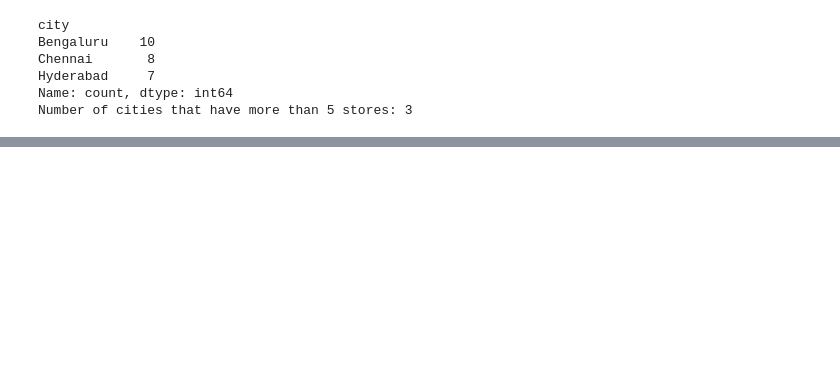
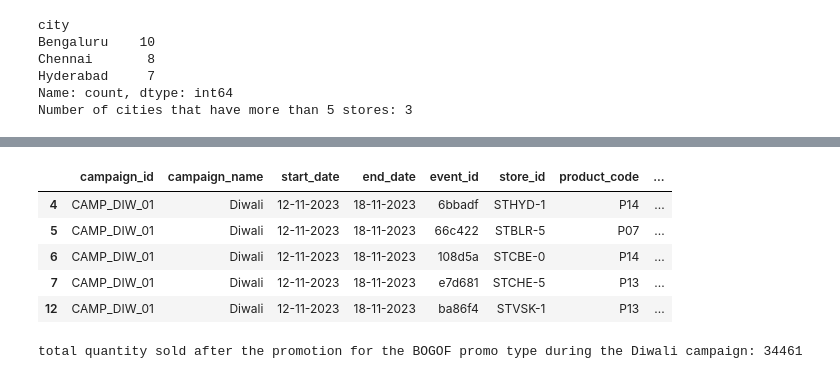
Before and after one commit to Monish-Mamilla/ml-project-2, a Jupyter notebook: notebooks/01_eda.ipynb, the cells around one changed output, grey strips where cells are left out. Cells and saved outputs as stored; diff of their text form; code cells hidden in the pictures; blank space fills up the shorter version.

```diff
--- a/notebooks/01_eda.ipynb
+++ b/notebooks/01_eda.ipynb
@@ -93,0 +228,15 @@ df_events.head()
+# %%
+df_campaign_event_merge_filtered = df_campaign_event_merge[(df_campaign_event_merge['campaign_name'] == 'Diwali') & (df_campaign_event_merge['promo_type'] == 'BOGOF')]
+df_campaign_event_merge_filtered.head()
+# %% [output]
+|  | campaign_id | campaign_name | start_date | end_date | event_id | store_id | product_code | ... |
+| 4 | CAMP_DIW_01 | Diwali | 12-11-2023 | 18-11-2023 | 6bbadf | STHYD-1 | P14 | ... |
+| 5 | CAMP_DIW_01 | Diwali | 12-11-2023 | 18-11-2023 | 66c422 | STBLR-5 | P07 | ... |
+| 6 | CAMP_DIW_01 | Diwali | 12-11-2023 | 18-11-2023 | 108d5a | STCBE-0 | P14 | ... |
+| 7 | CAMP_DIW_01 | Diwali | 12-11-2023 | 18-11-2023 | e7d681 | STCHE-5 | P13 | ... |
+| 12 | CAMP_DIW_01 | Diwali | 12-11-2023 | 18-11-2023 | ba86f4 | STVSK-1 | P13 | ... |
+# %%
+total_qty_sold_after_bogof_diwali = df_campaign_event_merge_filtered['quantity_sold(after_promo)'].sum()
+print(f"total quantity sold after the promotion for the BOGOF promo type during the Diwali campaign: {total_qty_sold_after_bogof_diwali}")
+# %% [output]
+total quantity sold after the promotion for the BOGOF promo type during the Diwali campaign: 34461
```
Also changed, not shown: parts of 52 cells of this notebook, 1 other file.
